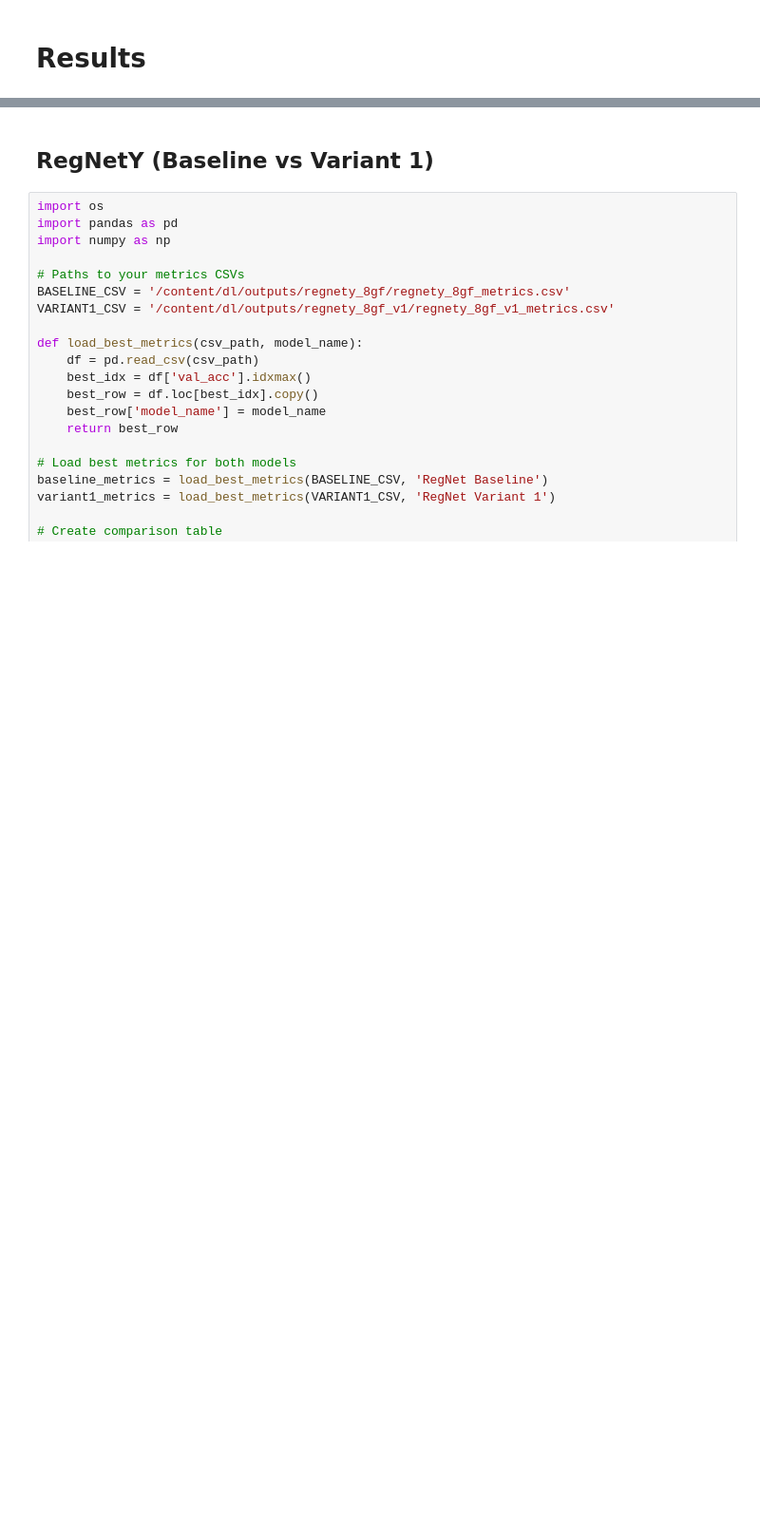
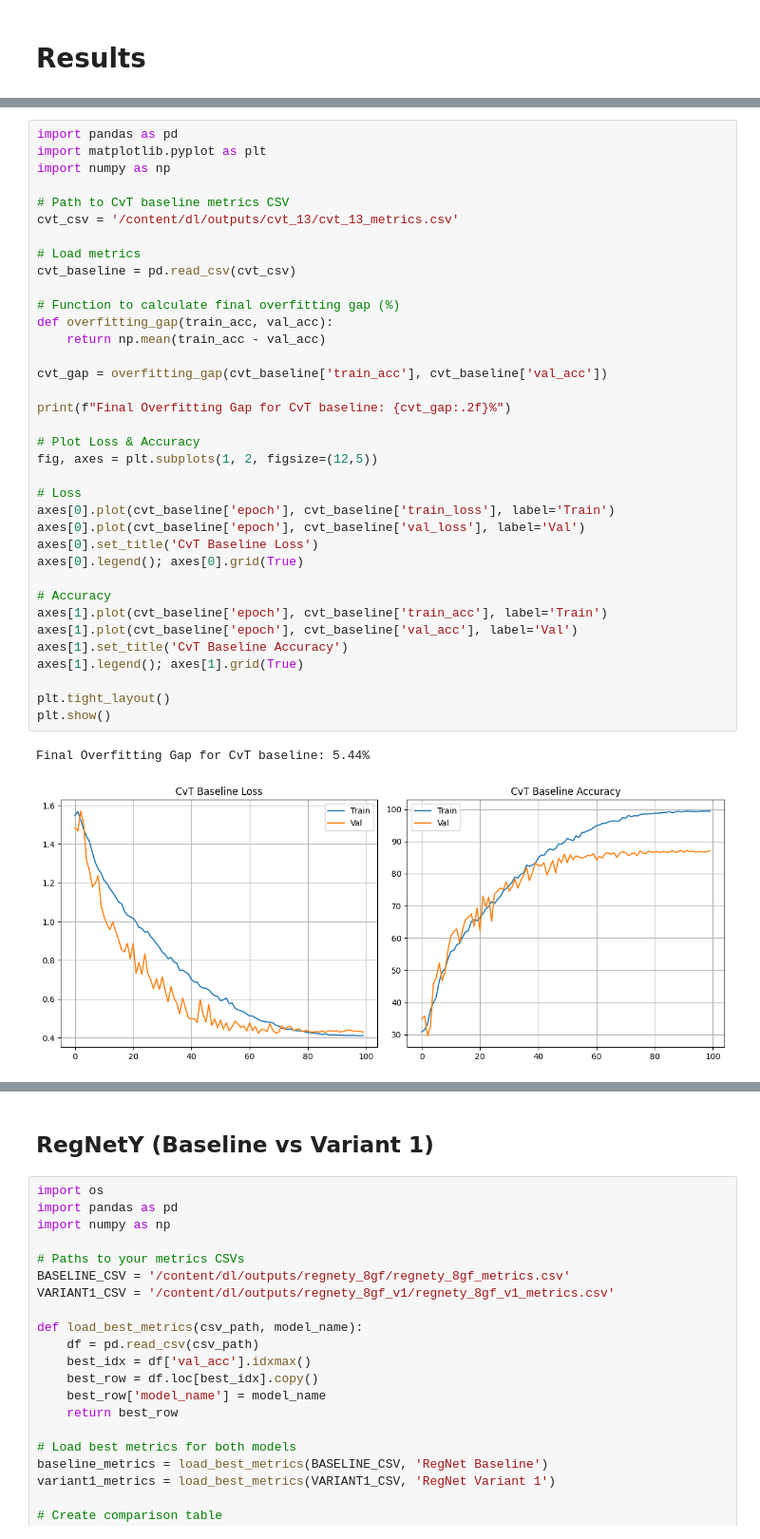
Before and after one commit to RanaAmr211/dl, a Jupyter notebook: main.ipynb, the cells around one changed output, grey strips where cells are left out. Shown at 95% size. Drawn from its saved outputs; the diff is of its cells as text; blank space fills up the shorter version.

```diff
--- a/main.ipynb
+++ b/main.ipynb
@@ -566,0 +704,39 @@ dl  sample_data
+# %%
+import pandas as pd
+import matplotlib.pyplot as plt
+import numpy as np
+
+# Path to CvT baseline metrics CSV
+cvt_csv = '/content/dl/outputs/cvt_13/cvt_13_metrics.csv'
+
+# Load metrics
+cvt_baseline = pd.read_csv(cvt_csv)
+
+# Function to calculate final overfitting gap (%)
+def overfitting_gap(train_acc, val_acc):
+    return np.mean(train_acc - val_acc)
+
+cvt_gap = overfitting_gap(cvt_baseline['train_acc'], cvt_baseline['val_acc'])
+
+print(f"Final Overfitting Gap for CvT baseline: {cvt_gap:.2f}%")
+
+# Plot Loss & Accuracy
+fig, axes = plt.subplots(1, 2, figsize=(12,5))
+
+# Loss
+axes[0].plot(cvt_baseline['epoch'], cvt_baseline['train_loss'], label='Train')
+axes[0].plot(cvt_baseline['epoch'], cvt_baseline['val_loss'], label='Val')
+axes[0].set_title('CvT Baseline Loss')
+axes[0].legend(); axes[0].grid(True)
+
+# Accuracy
+axes[1].plot(cvt_baseline['epoch'], cvt_baseline['train_acc'], label='Train')
+axes[1].plot(cvt_baseline['epoch'], cvt_baseline['val_acc'], label='Val')
+axes[1].set_title('CvT Baseline Accuracy')
+axes[1].legend(); axes[1].grid(True)
+
+plt.tight_layout()
+plt.show()
+# %% [output]
+Final Overfitting Gap for CvT baseline: 5.44%
+[figure, added]
```
Also changed, not shown: parts of 9 cells of this notebook.
